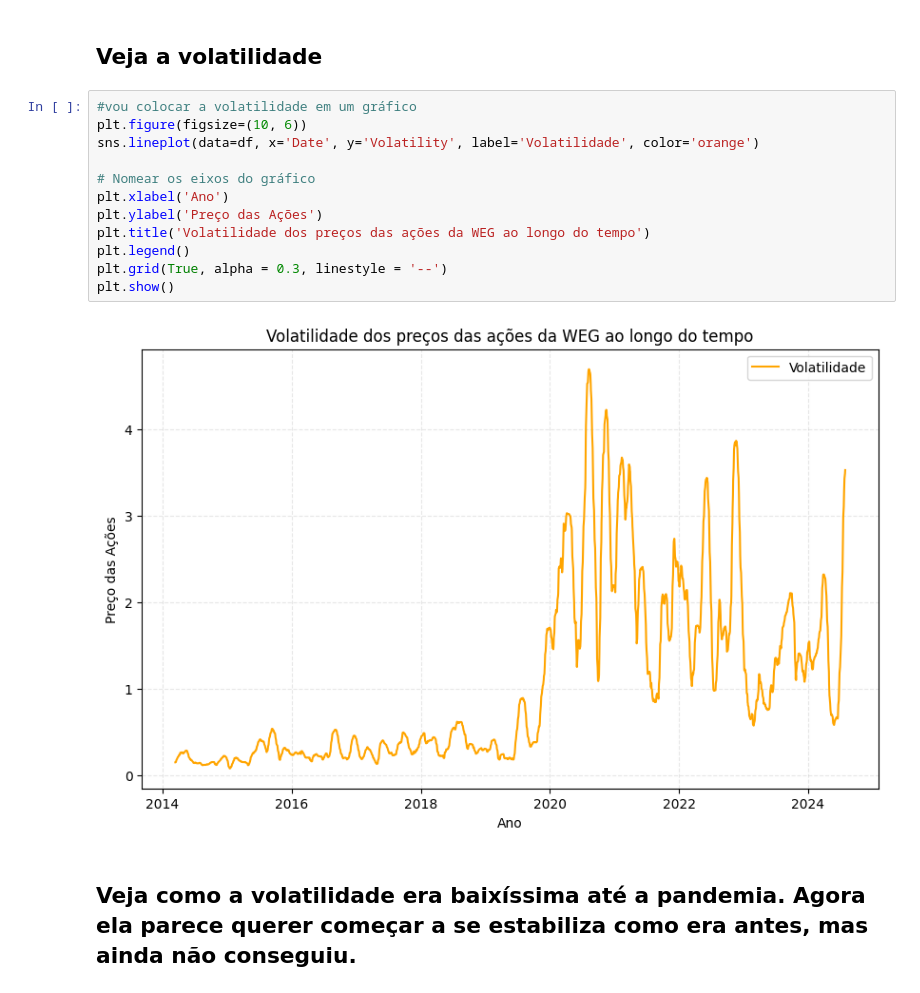
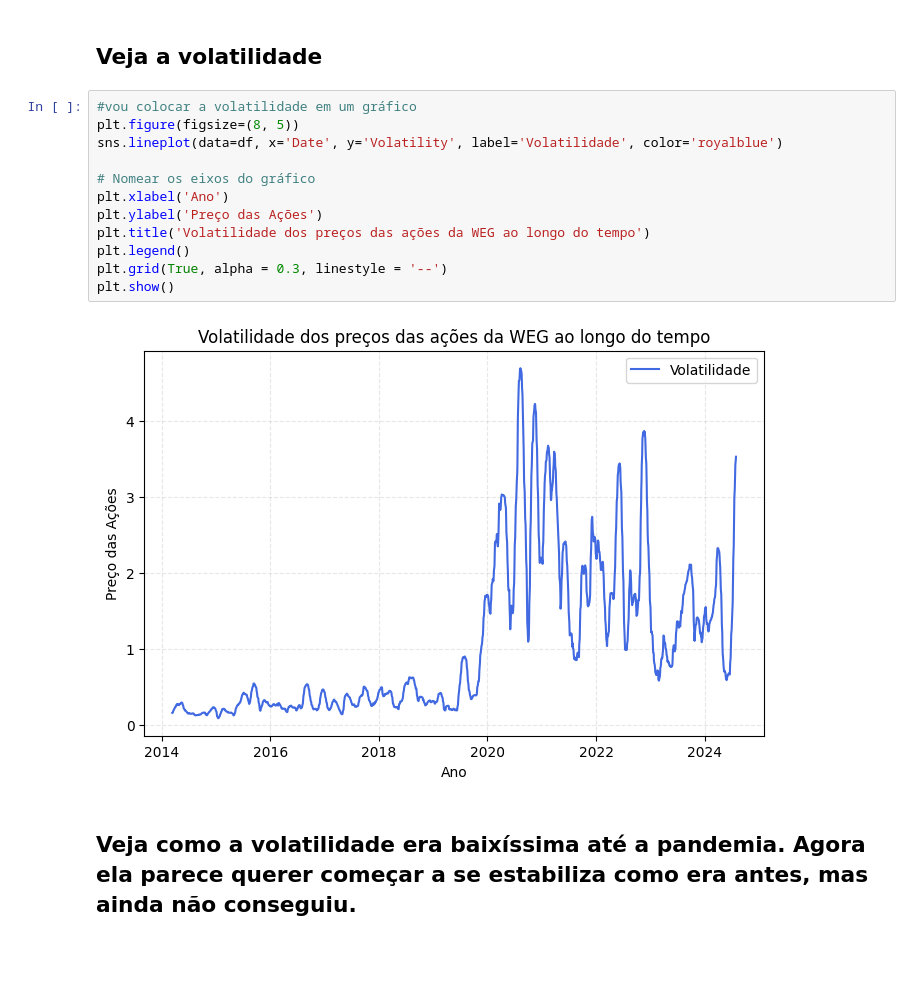
Before and after one commit to jlcamelo2350/Dados-e-automacao, a Jupyter notebook: Análises e automações com Ações da B3/weg_dados/weg2_Modelo_de_preditivo_de_preços_das_ações_da_WEG_SA.ipynb, the cells around one changed output. Cells and saved outputs as stored; diff of their text form; blank space fills up the shorter version.

```diff
--- a/Análises e automações com Ações da B3/weg_dados/weg2_Modelo_de_preditivo_de_preços_das_ações_da_WEG_SA.ipynb
+++ b/Análises e automações com Ações da B3/weg_dados/weg2_Modelo_de_preditivo_de_preços_das_ações_da_WEG_SA.ipynb
@@ -262,18 +245,18 @@ df['Volatility'] = df['WEGE3'].rolling(window=50).std()
 ## Veja a volatilidade
 # %%
 #vou colocar a volatilidade em um gráfico
-plt.figure(figsize=(10, 6))
-sns.lineplot(data=df, x='Date', y='Volatility', label='Volatilidade', color='orange')
+plt.figure(figsize=(8, 5))
+sns.lineplot(data=df, x='Date', y='Volatility', label='Volatilidade', color='royalblue')
 
 # Nomear os eixos do gráfico
 plt.xlabel('Ano')
 plt.ylabel('Preço das Ações')
 plt.title('Volatilidade dos preços das ações da WEG ao longo do tempo')
 plt.legend()
 plt.grid(True, alpha = 0.3, linestyle = '--')
 plt.show()
 # %% [output]
-[figure, old version]
+[figure, new version]
 # %% [markdown]
 ## Veja como a volatilidade era baixíssima até a pandemia. Agora ela parece querer começar a se estabiliza como era antes, mas ainda não conseguiu.
 # %% [markdown]
```
Also changed, not shown: parts of 13 cells of this notebook.
